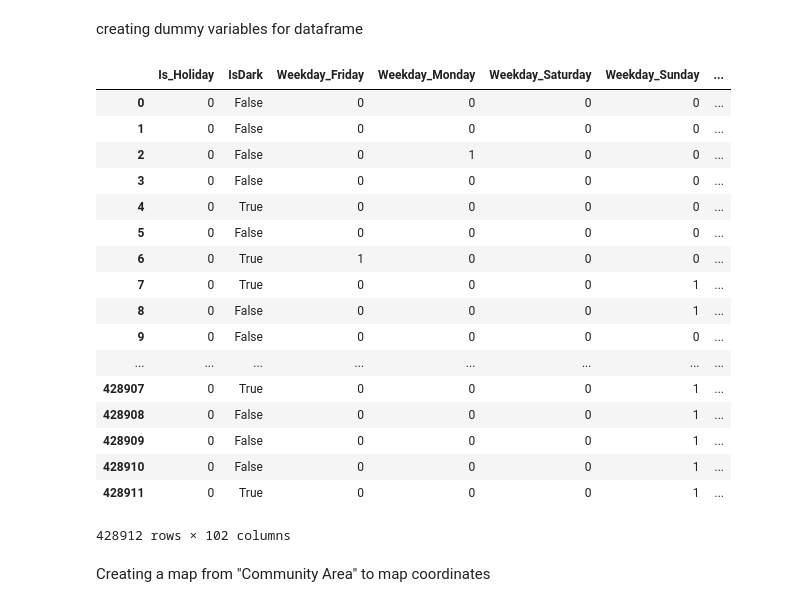
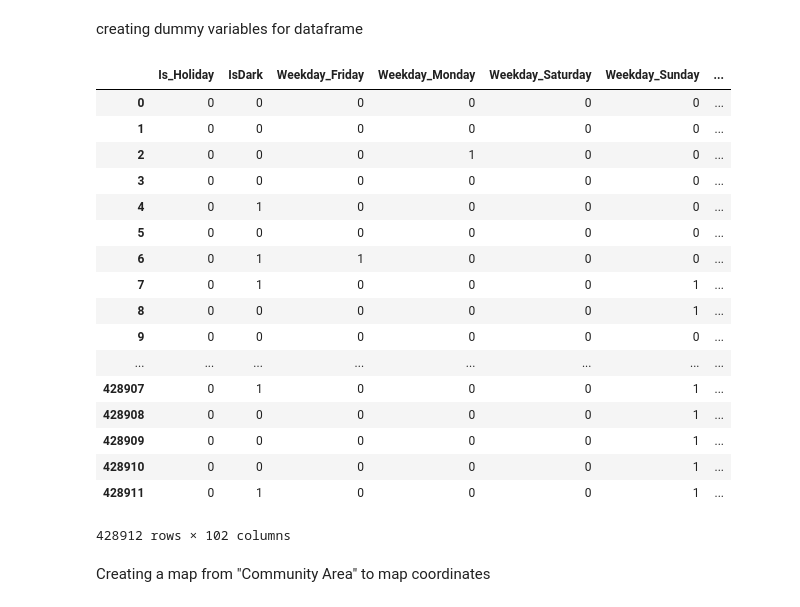
Before and after one commit to ShaharBirzon/ChicagoCrime-MSI, a Jupyter notebook: Chicago_ML_Skeleton.ipynb, the cells around one changed output. Drawn from its saved outputs; the diff is of its cells as text; code cells hidden in the pictures.

```diff
--- a/Chicago_ML_Skeleton.ipynb
+++ b/Chicago_ML_Skeleton.ipynb
@@ -184,25 +186,26 @@ creating dummy variables for dataframe
 # %%
 dt1 = pd.get_dummies(dt0, columns=["Weekday", "Month", "Community Area", "Season"])
 dt1.drop(["Date", "Just_Date", "Day_of_Month"], 1, inplace=True)
+dt1["IsDark"]=dt1["IsDark"].astype(int)
 dt1
 # %% [output]
 |  | Is_Holiday | IsDark | Weekday_Friday | Weekday_Monday | Weekday_Saturday | Weekday_Sunday | ... |
-| 0 | 0 | False | 0 | 0 | 0 | 0 | ... |
-| 1 | 0 | False | 0 | 0 | 0 | 0 | ... |
-| 2 | 0 | False | 0 | 1 | 0 | 0 | ... |
-| 3 | 0 | False | 0 | 0 | 0 | 0 | ... |
-| 4 | 0 | True | 0 | 0 | 0 | 0 | ... |
-| 5 | 0 | False | 0 | 0 | 0 | 0 | ... |
-| 6 | 0 | True | 1 | 0 | 0 | 0 | ... |
-| 7 | 0 | True | 0 | 0 | 0 | 1 | ... |
-| 8 | 0 | False | 0 | 0 | 0 | 1 | ... |
-| 9 | 0 | False | 0 | 0 | 0 | 0 | ... |
+| 0 | 0 | 0 | 0 | 0 | 0 | 0 | ... |
+| 1 | 0 | 0 | 0 | 0 | 0 | 0 | ... |
+| 2 | 0 | 0 | 0 | 1 | 0 | 0 | ... |
+| 3 | 0 | 0 | 0 | 0 | 0 | 0 | ... |
+| 4 | 0 | 1 | 0 | 0 | 0 | 0 | ... |
+| 5 | 0 | 0 | 0 | 0 | 0 | 0 | ... |
+| 6 | 0 | 1 | 1 | 0 | 0 | 0 | ... |
+| 7 | 0 | 1 | 0 | 0 | 0 | 1 | ... |
+| 8 | 0 | 0 | 0 | 0 | 0 | 1 | ... |
+| 9 | 0 | 0 | 0 | 0 | 0 | 0 | ... |
 | ... | ... | ... | ... | ... | ... | ... | ... |
-| 428907 | 0 | True | 0 | 0 | 0 | 1 | ... |
-| 428908 | 0 | False | 0 | 0 | 0 | 1 | ... |
-| 428909 | 0 | False | 0 | 0 | 0 | 1 | ... |
-| 428910 | 0 | False | 0 | 0 | 0 | 1 | ... |
-| 428911 | 0 | True | 0 | 0 | 0 | 1 | ... |
+| 428907 | 0 | 1 | 0 | 0 | 0 | 1 | ... |
+| 428908 | 0 | 0 | 0 | 0 | 0 | 1 | ... |
+| 428909 | 0 | 0 | 0 | 0 | 0 | 1 | ... |
+| 428910 | 0 | 0 | 0 | 0 | 0 | 1 | ... |
+| 428911 | 0 | 1 | 0 | 0 | 0 | 1 | ... |
 428912 rows × 102 columns
 # %% [markdown]
 Creating a map from  "Community Area" to map coordinates
```
Also changed, not shown: parts of 1 cell of this notebook.
